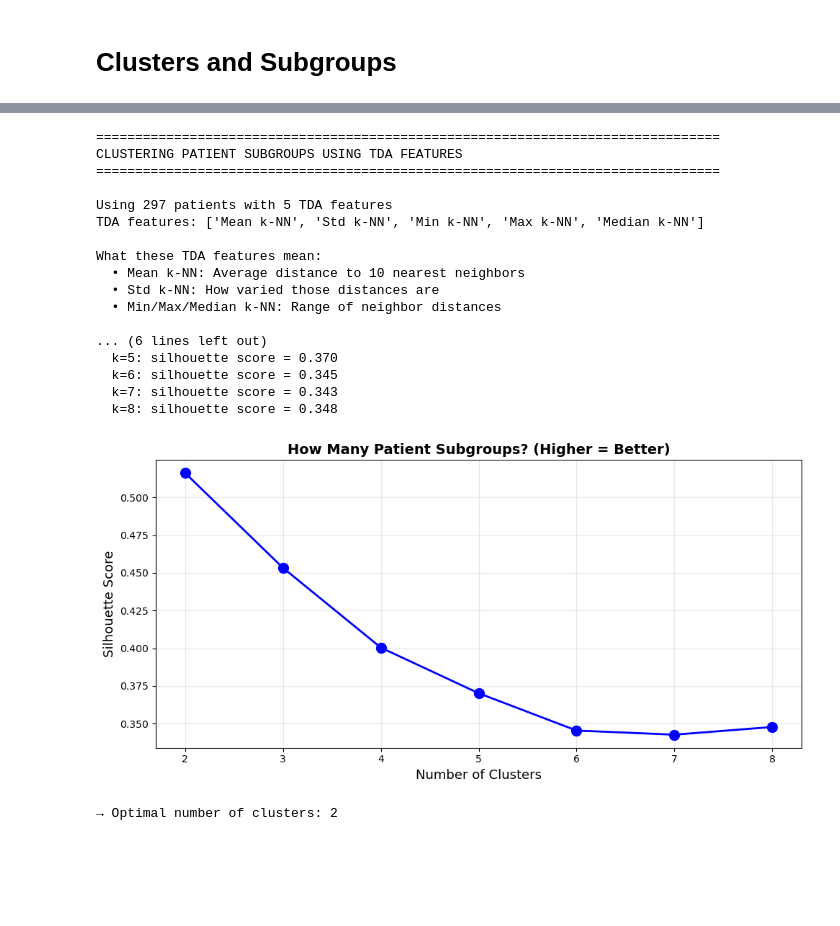
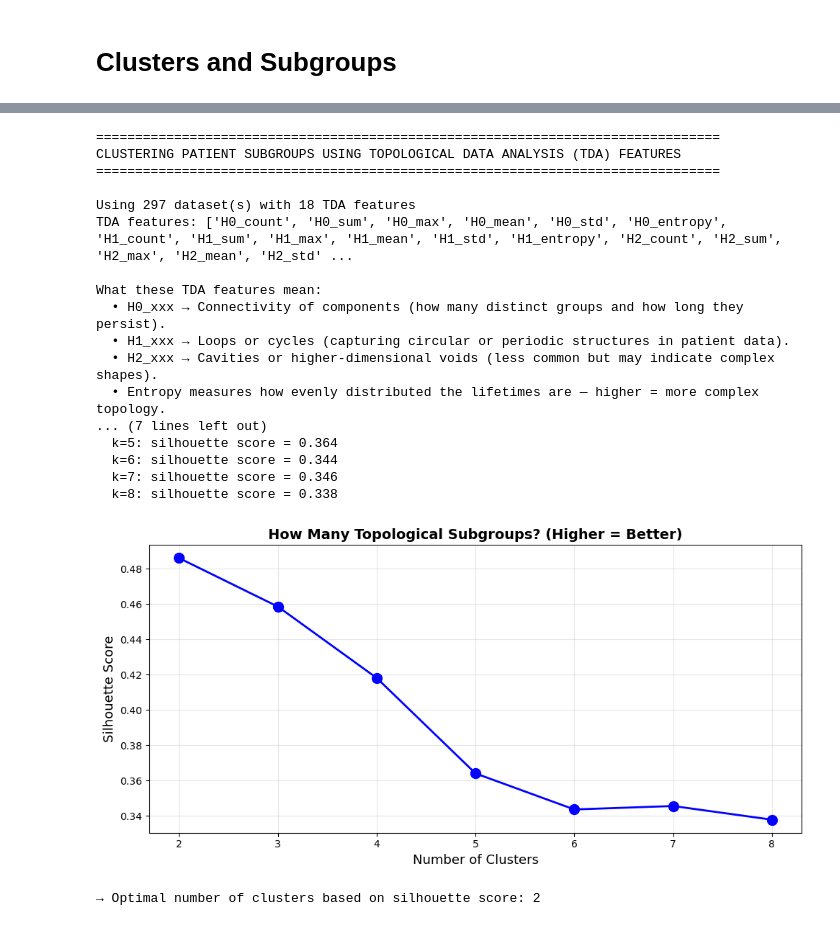
Before and after one commit to ajenee1/TDA, a Jupyter notebook: nya_dataset.ipynb, the cells around one changed output, grey strips where cells are left out. Cells and saved outputs as stored; diff of their text form; code cells hidden in the pictures; blank space fills up the shorter version.

```diff
--- a/nya_dataset.ipynb
+++ b/nya_dataset.ipynb
@@ -322,69 +482,76 @@ Multi-Class Classification Accuracy: 48.33%
 # %%
-"""Simple Clustering Using TDA Features - WITH CLEAR EXPLANATIONS"""
+"""Simple Clustering Using True TDA Features - WITH CLEAR EXPLANATIONS"""
 
-# Use only the TDA features we already computed
+from sklearn.cluster import KMeans
+from sklearn.metrics import silhouette_score
+import matplotlib.pyplot as plt
+import numpy as np
+
 print("="*80)
-print("CLUSTERING PATIENT SUBGROUPS USING TDA FEATURES")
+print("CLUSTERING PATIENT SUBGROUPS USING TOPOLOGICAL DATA ANALYSIS (TDA) FEATURES")
 print("="*80)
 
-# TDA features (already computed earlier in your code)
-tda_feature_names = ['Mean k-NN', 'Std k-NN', 'Min k-NN', 'Max k-NN', 'Median k-NN']
-print(f"\nUsing {X_topo.shape[0]} patients with {X_topo.shape[1]} TDA features")
+# --- Use TDA features (barcode summaries from persistence diagrams) ---
+print(f"\nUsing {X_topo.shape[0]} dataset(s) with {X_topo.shape[1]} TDA features")
+
+tda_feature_names = [
+    "H0_count", "H0_sum", "H0_max", "H0_mean", "H0_std", "H0_entropy",
+    "H1_count", "H1_sum", "H1_max", "H1_mean", "H1_std", "H1_entropy",
+    "H2_count", "H2_sum", "H2_max", "H2_mean", "H2_std", "H2_entropy"
+]
 print(f"TDA features: {tda_feature_names}")
 print("\nWhat these TDA features mean:")
-print("  • Mean k-NN: Average distance to 10 nearest neighbors")
-print("  • Std k-NN: How varied those distances are")
-print("  • Min/Max/Median k-NN: Range of neighbor distances")
-print("\n→ Patients with similar distance patterns = similar topological position")
+print("  • H0_xxx → Connectivity of components (how many distinct groups and how long they persist).")
+print("  • H1_xxx → Loops or cycles (capturing circular or periodic structures in patient data).")
+print("  • H2_xxx → Cavities or higher-dimensional voids (less common but may indicate complex shapes).")
+print("  • Entropy measures how evenly distributed the lifetimes are — higher = more complex topology.")
+print("\n→ Patients (or datasets) with similar topological summaries = similar global data geometry.")
 
+# --- Flatten labels (if y is a DataFrame) ---
 y_flat = y.values.ravel() if hasattr(y, 'values') else y
 
-
 """Step 1: Find Optimal Number of Clusters"""
-
-from sklearn.metrics import calinski_harabasz_score
-
 K_range = range(2, 9)
 silhouette_scores = []
 
-print("\nEvaluating different numbers of clusters...")
+print("\nEvaluating different numbers of clusters on TDA features...")
 for k in K_range:
     kmeans_temp = KMeans(n_clusters=k, random_state=42, n_init=10)
     labels_temp = kmeans_temp.fit_predict(X_topo)
     sil_score = silhouette_score(X_topo, labels_temp)
     silhouette_scores.append(sil_score)
     print(f"  k={k}: silhouette score = {sil_score:.3f}")
 
-# Plot
+# --- Plot the silhouette scores ---
 plt.figure(figsize=(10, 5))
 plt.plot(K_range, silhouette_scores, 'bo-', linewidth=2, markersize=10)
 plt.xlabel('Number of Clusters', fontsize=13)
 plt.ylabel('Silhouette Score', fontsize=13)
-plt.title('How Many Patient Subgroups? (Higher = Better)', fontsize=14, fontweight='bold')
+plt.title('How Many Topological Subgroups? (Higher = Better)', fontsize=14, fontweight='bold')
 plt.grid(True, alpha=0.3)
 plt.tight_layout()
 plt.show()
 
 optimal_k = K_range[np.argmax(silhouette_scores)]
-print(f"\n→ Optimal number of clusters: {optimal_k}")
+print(f"\n→ Optimal number of clusters based on silhouette score: {optimal_k}")
 # %% [output]
 ================================================================================
-CLUSTERING PATIENT SUBGROUPS USING TDA FEATURES
+CLUSTERING PATIENT SUBGROUPS USING TOPOLOGICAL DATA ANALYSIS (TDA) FEATURES
 ================================================================================
 
-Using 297 patients with 5 TDA features
-TDA features: ['Mean k-NN', 'Std k-NN', 'Min k-NN', 'Max k-NN', 'Median k-NN']
+Using 297 dataset(s) with 18 TDA features
+TDA features: ['H0_count', 'H0_sum', 'H0_max', 'H0_mean', 'H0_std', 'H0_entropy', 'H1_count', 'H1_sum', 'H1_max', 'H1_mean', 'H1_std', 'H1_entropy', 'H2_count', 'H2_sum', 'H2_max', 'H2_mean', 'H2_std' ...
 
 What these TDA features mean:
-  • Mean k-NN: Average distance to 10 nearest neighbors
-  • Std k-NN: How varied those distances are
-  • Min/Max/Median k-NN: Range of neighbor distances
-
-... (6 lines left out)
-  k=5: silhouette score = 0.370
-  k=6: silhouette score = 0.345
-  k=7: silhouette score = 0.343
-  k=8: silhouette score = 0.348
+  • H0_xxx → Connectivity of components (how many distinct groups and how long they persist).
+  • H1_xxx → Loops or cycles (capturing circular or periodic structures in patient data).
+  • H2_xxx → Cavities or higher-dimensional voids (less common but may indicate complex shapes).
+  • Entropy measures how evenly distributed the lifetimes are — higher = more complex topology.
+... (7 lines left out)
+  k=5: silhouette score = 0.364
+  k=6: silhouette score = 0.344
+  k=7: silhouette score = 0.346
+  k=8: silhouette score = 0.338
-[figure, old version]
+[figure, new version]
-→ Optimal number of clusters: 2
+→ Optimal number of clusters based on silhouette score: 2
 # %%
```
Also changed, not shown: parts of 11 cells of this notebook.
